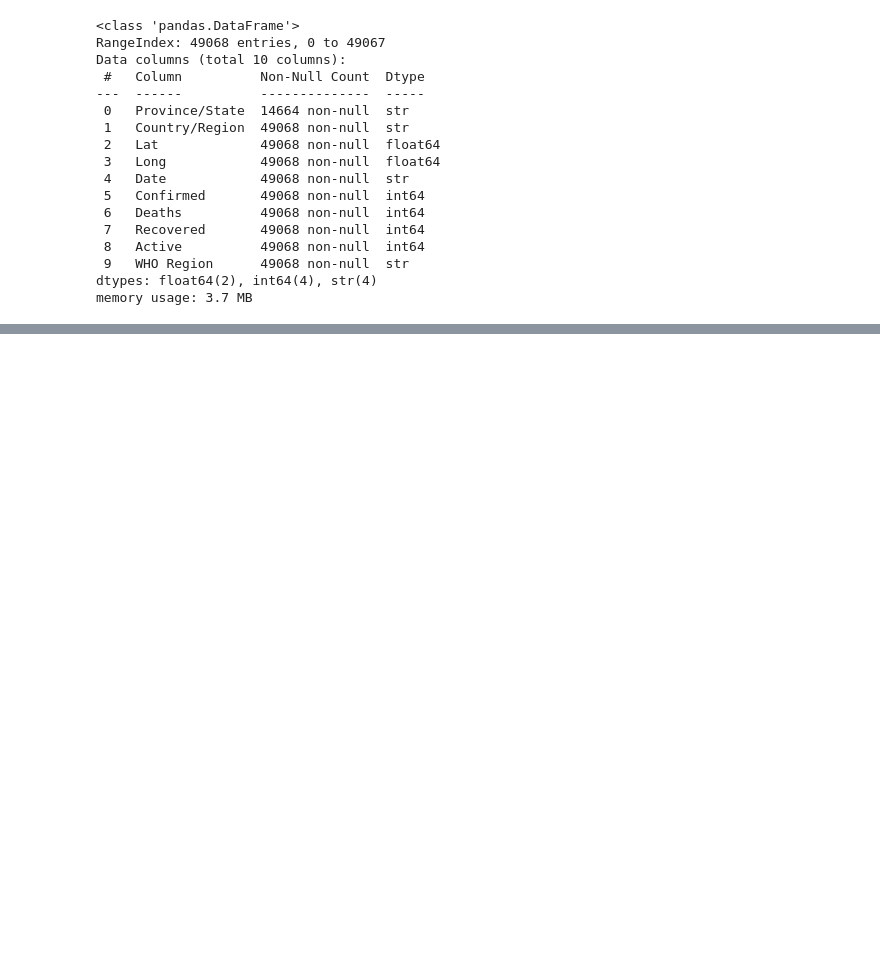
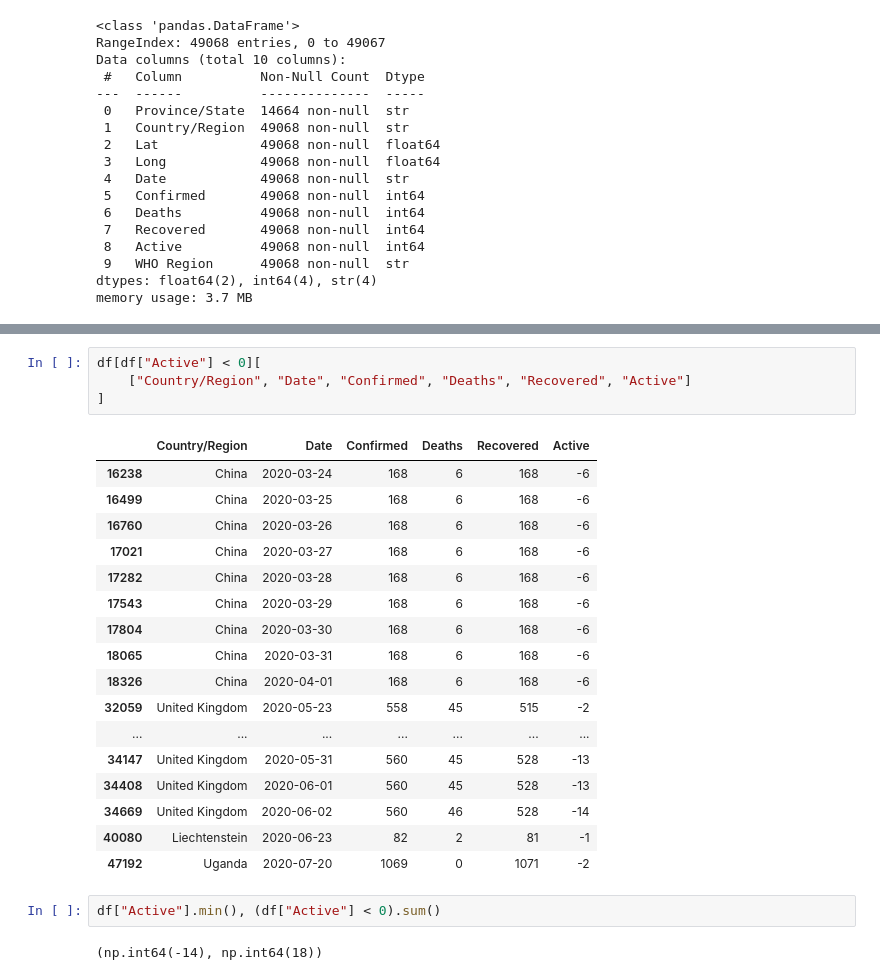
Before and after one commit to lashvv/Covid19, a Jupyter notebook: notebooks/01_dataset_exploration.ipynb, the cells around one changed output, grey strips where cells are left out. Saved outputs shown, nothing was run; the diff lists cells and outputs as text; blank space fills up the shorter version.

```diff
--- a/notebooks/01_dataset_exploration.ipynb
+++ b/notebooks/01_dataset_exploration.ipynb
@@ -52,0 +136,26 @@ memory usage: 3.7 MB
+# %%
+df[df["Active"] < 0][
+    ["Country/Region", "Date", "Confirmed", "Deaths", "Recovered", "Active"]
+]
+# %% [output]
+|  | Country/Region | Date | Confirmed | Deaths | Recovered | Active |
+| 16238 | China | 2020-03-24 | 168 | 6 | 168 | -6 |
+| 16499 | China | 2020-03-25 | 168 | 6 | 168 | -6 |
+| 16760 | China | 2020-03-26 | 168 | 6 | 168 | -6 |
+| 17021 | China | 2020-03-27 | 168 | 6 | 168 | -6 |
+| 17282 | China | 2020-03-28 | 168 | 6 | 168 | -6 |
+| 17543 | China | 2020-03-29 | 168 | 6 | 168 | -6 |
+| 17804 | China | 2020-03-30 | 168 | 6 | 168 | -6 |
+| 18065 | China | 2020-03-31 | 168 | 6 | 168 | -6 |
+| 18326 | China | 2020-04-01 | 168 | 6 | 168 | -6 |
+| 32059 | United Kingdom | 2020-05-23 | 558 | 45 | 515 | -2 |
+| ... | ... | ... | ... | ... | ... | ... |
+| 34147 | United Kingdom | 2020-05-31 | 560 | 45 | 528 | -13 |
+| 34408 | United Kingdom | 2020-06-01 | 560 | 45 | 528 | -13 |
+| 34669 | United Kingdom | 2020-06-02 | 560 | 46 | 528 | -14 |
+| 40080 | Liechtenstein | 2020-06-23 | 82 | 2 | 81 | -1 |
+| 47192 | Uganda | 2020-07-20 | 1069 | 0 | 1071 | -2 |
+# %%
+df["Active"].min(), (df["Active"] < 0).sum()
+# %% [output]
+(np.int64(-14), np.int64(18))
```
Also changed, not shown: parts of 25 cells of this notebook.
